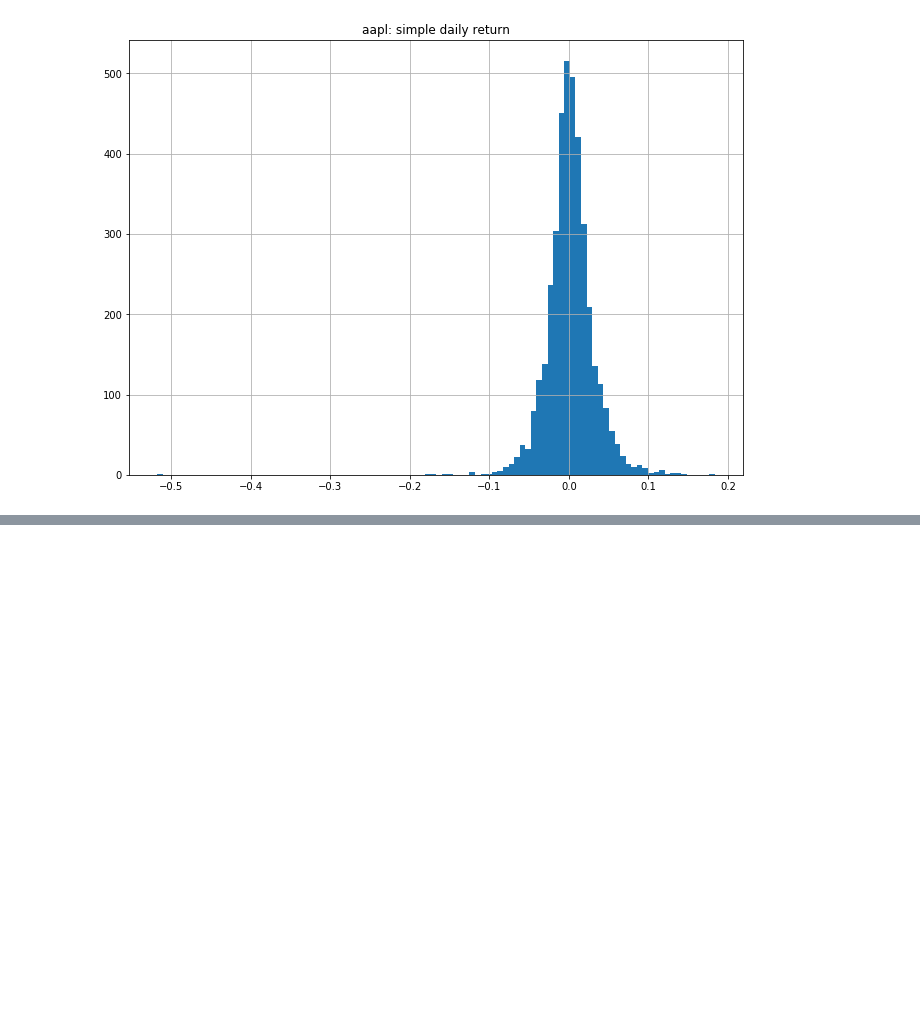
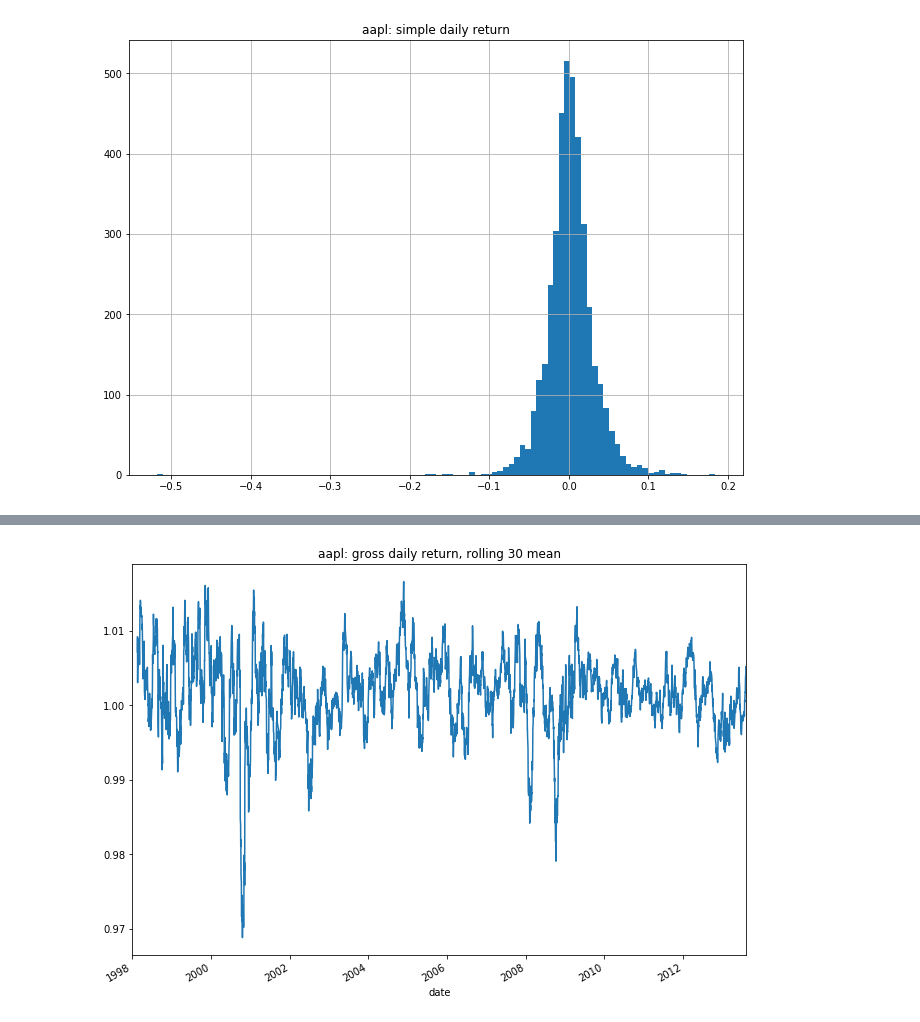
Before and after one commit to lermana/python_fundamentals, a Jupyter notebook: time_series_analysis.ipynb, the cells around one changed output, grey strips where cells are left out. Cells and saved outputs as stored; diff of their text form; code cells hidden in the pictures; blank space fills up the shorter version.

```diff
--- a/time_series_analysis.ipynb
+++ b/time_series_analysis.ipynb
@@ -259,0 +222,7 @@ Look at the average daily returns in a given month:
+# %%
+aapl_df["return_gross_30_mean"] = aapl_df.return_gross.rolling(30).mean()
+# %%
+ax = aapl_df.return_gross_30_mean.plot(figsize=(11, 8))
+t = ax.set_title("aapl: gross daily return, rolling 30 mean")
+# %% [output]
+[figure, added]
```
Also changed, not shown: parts of 78 cells of this notebook.
